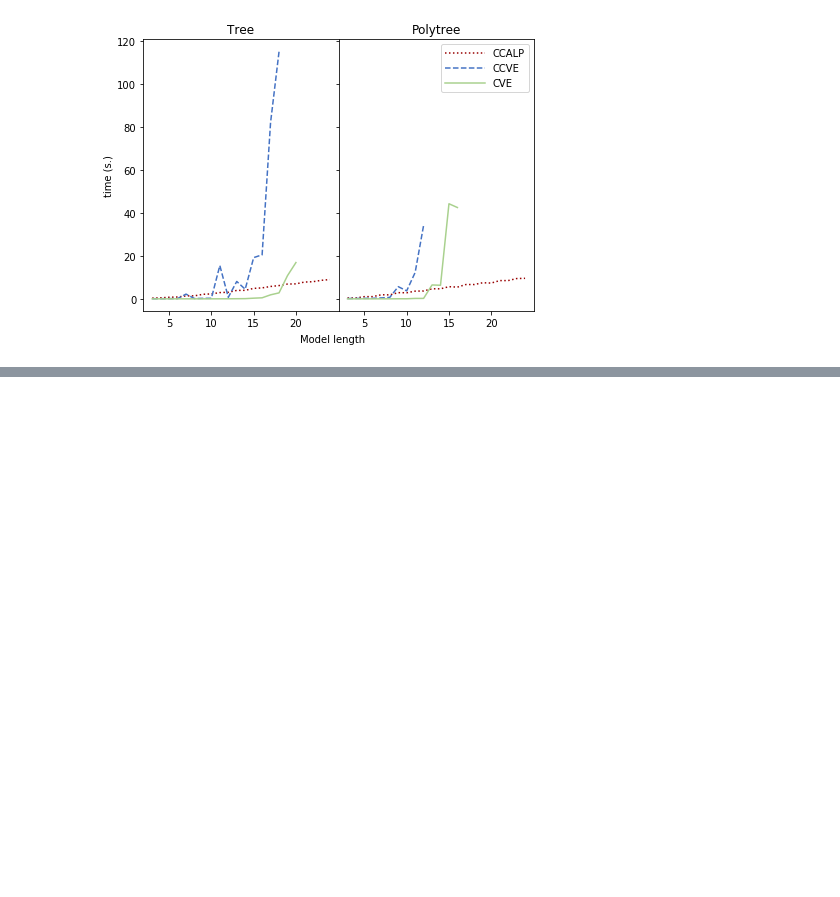
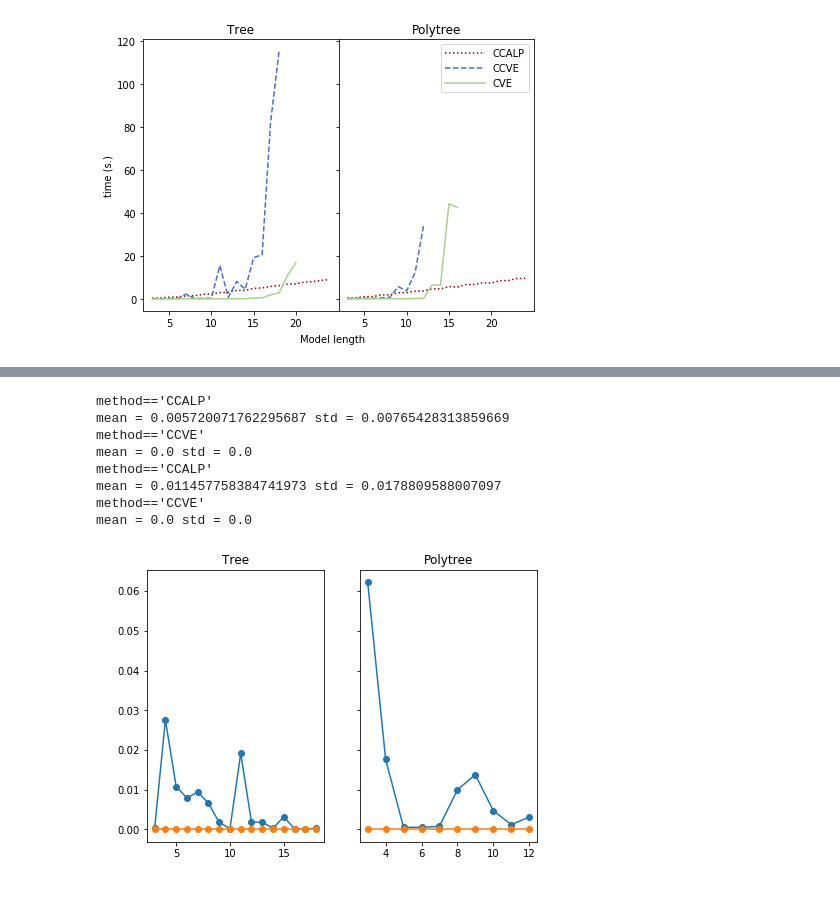
Before and after one commit to IDSIA/crema, a Jupyter notebook: CreMA/papers/pgm20/experiments/paper_results.ipynb, the cells around one changed output, grey strips where cells are left out. Cells and saved outputs as stored; diff of their text form; code cells hidden in the pictures; blank space fills up the shorter version.

```diff
--- a/CreMA/papers/pgm20/experiments/paper_results.ipynb
+++ b/CreMA/papers/pgm20/experiments/paper_results.ipynb
@@ -335,0 +358,49 @@ model=='Tree'
+# %%
+from pylab import rcParams
+#rcParams['axes.xmargin'] = 0.05
+rcParams['axes.ymargin'] = 0.05
+
+fig, axs = plt.subplots(1, len(list(res_)), figsize=(7,5), sharey=True)
+
+plot_func = plot_rmse
+ylabel = "time (s.)"
+#fig.suptitle("Time")
+#fig.subplots_adjust(top=0.93)
+
+def duplicate_N(data):
+    data["N"] = data["N"]*2;
+    return data
+
+def to_seconds(data):
+    data["time"] = data["time"]/1000;
+    return data
+
+
+for k,v in res_.items():
+
+    i = list(res_).index(k)
+
+    T = []
+
+    #T = [duplicate_N] if "HMM" in k else []
+
+    T.append(to_seconds)
+
+
+    data = pd.read_csv(v["nonmarkovian_ev"])
+
+    plot_func(data,
+          ax=axs[i],
+          transformation=T,
+          title=f"{k}",
+          xlabel=" ", ylabel=" ", legend=False)
+# %% [output]
+method=='CCALP'
+mean = 0.005720071762295687 std = 0.00765428313859669
+method=='CCVE'
+mean = 0.0 std = 0.0
+method=='CCALP'
+mean = 0.011457758384741973 std = 0.0178809588007097
+method=='CCVE'
+mean = 0.0 std = 0.0
+[figure, added]
```
Also changed, not shown: parts of 9 cells of this notebook, 13 other files.
